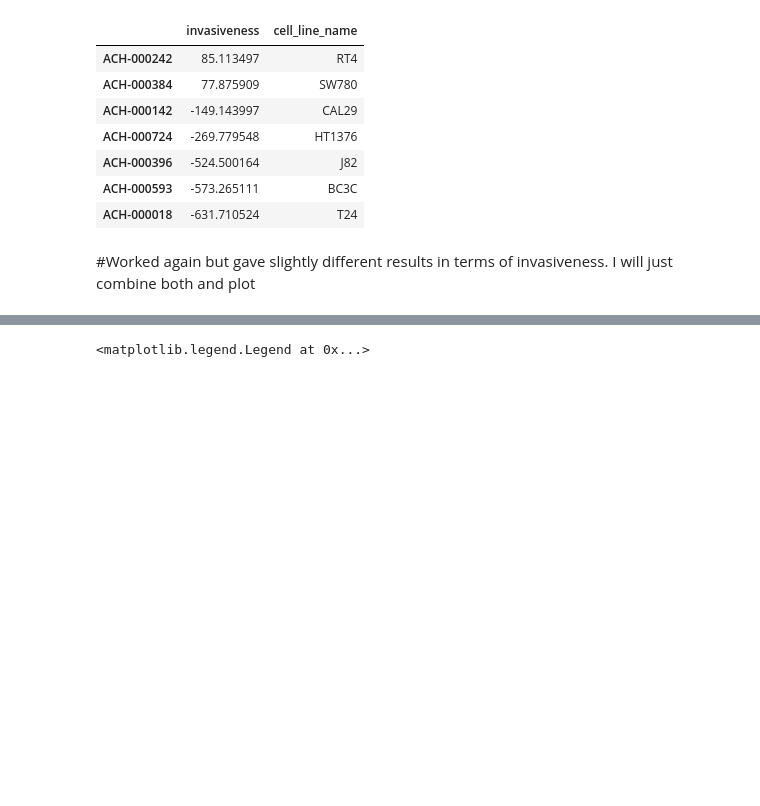
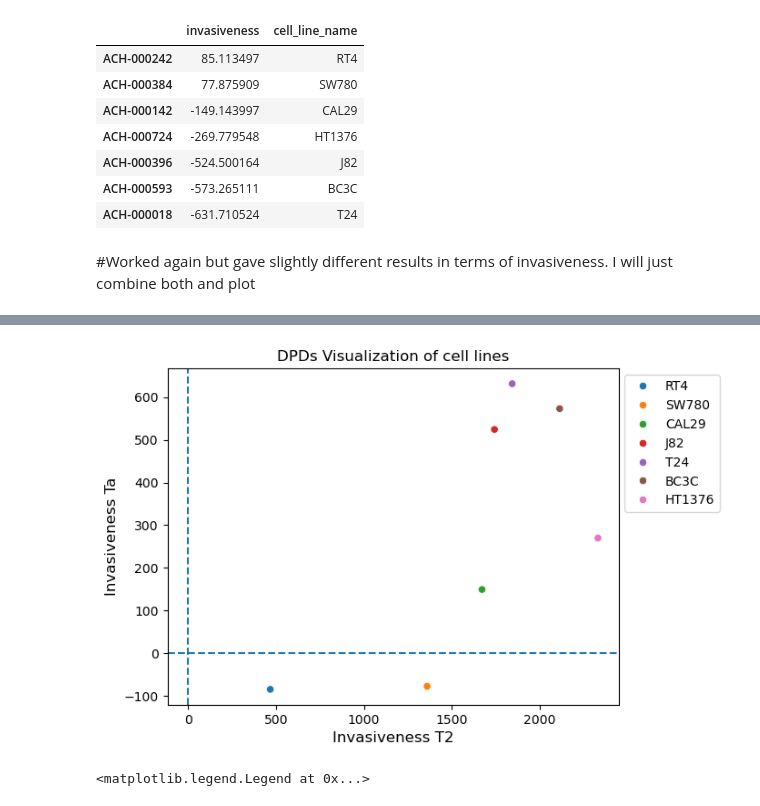
Before and after one commit to jingsday/blca_publication, a Jupyter notebook: blca_publication_Scripts/blca_Scripts_fgfr/blca_Scripts_depmap.ipynb, the cells around one changed output, grey strips where cells are left out. Cells and saved outputs as stored; diff of their text form; code cells hidden in the pictures; blank space fills up the shorter version.

```diff
--- a/blca_publication_Scripts/blca_Scripts_fgfr/blca_Scripts_depmap.ipynb
+++ b/blca_publication_Scripts/blca_Scripts_fgfr/blca_Scripts_depmap.ipynb
@@ -2369,3 +2467,18 @@ df = pd.DataFrame(data)
+# %%
+df['invasiveness_Ta'] =df['invasiveness_Ta']* -1
+# %%
+import seaborn as sns
+sns.scatterplot(df,y='invasiveness_Ta',x='invasiveness_T2',hue='cell_line_name')
+plt.axvline(x=0,linestyle='--')
+plt.axhline(y=0,linestyle='--')
+plt.title("DPDs Visualization of cell lines")
+plt.xlabel("Invasiveness T2", fontsize=12)
+plt.ylabel("Invasiveness Ta", fontsize=12)
+plt.legend(bbox_to_anchor=(1,0, 0,1))
+plt.savefig("/home/jing/Phd_project/project_UCD_blca/blca_publication_OUTPUT/blca_publication_OUTPUT_fig/Fig2_c.png", dpi=300, bbox_inches="tight")
+plt.show()
+# %% [output]
+[figure, added]
 # %%
 import seaborn as sns
 sns.scatterplot(df,y='invasiveness_Ta',x='invasiveness_T2',hue='cell_line_name')
```
Also changed, not shown: parts of 7 cells of this notebook.
